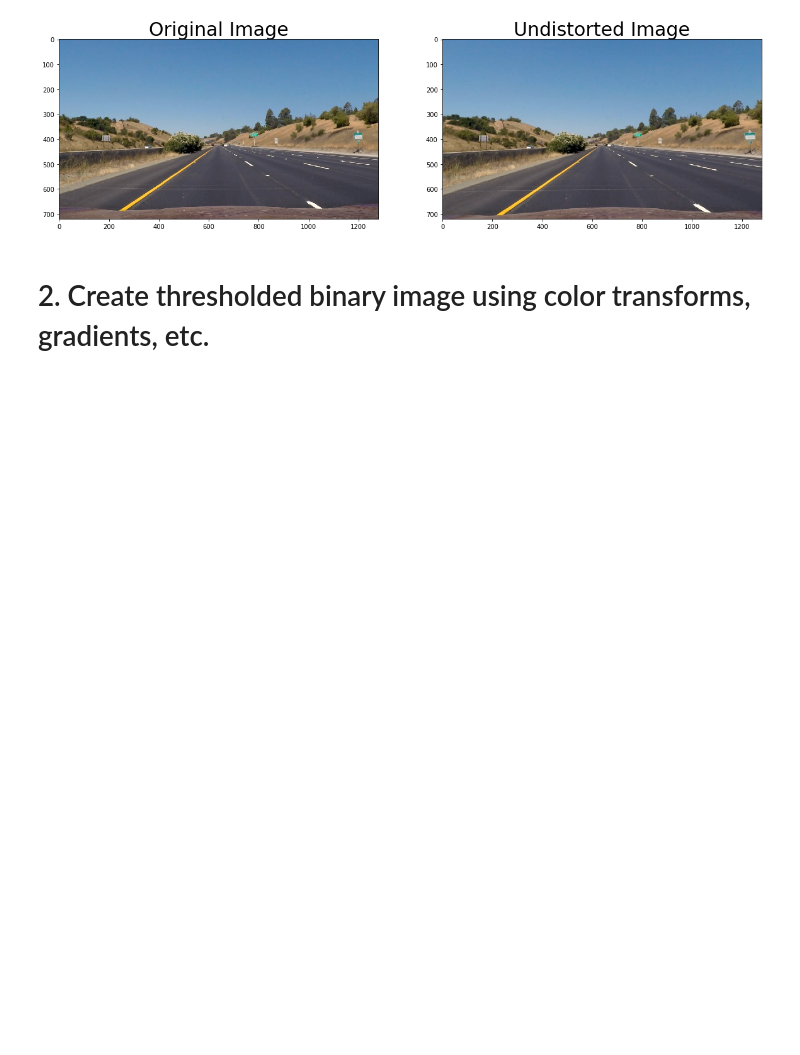
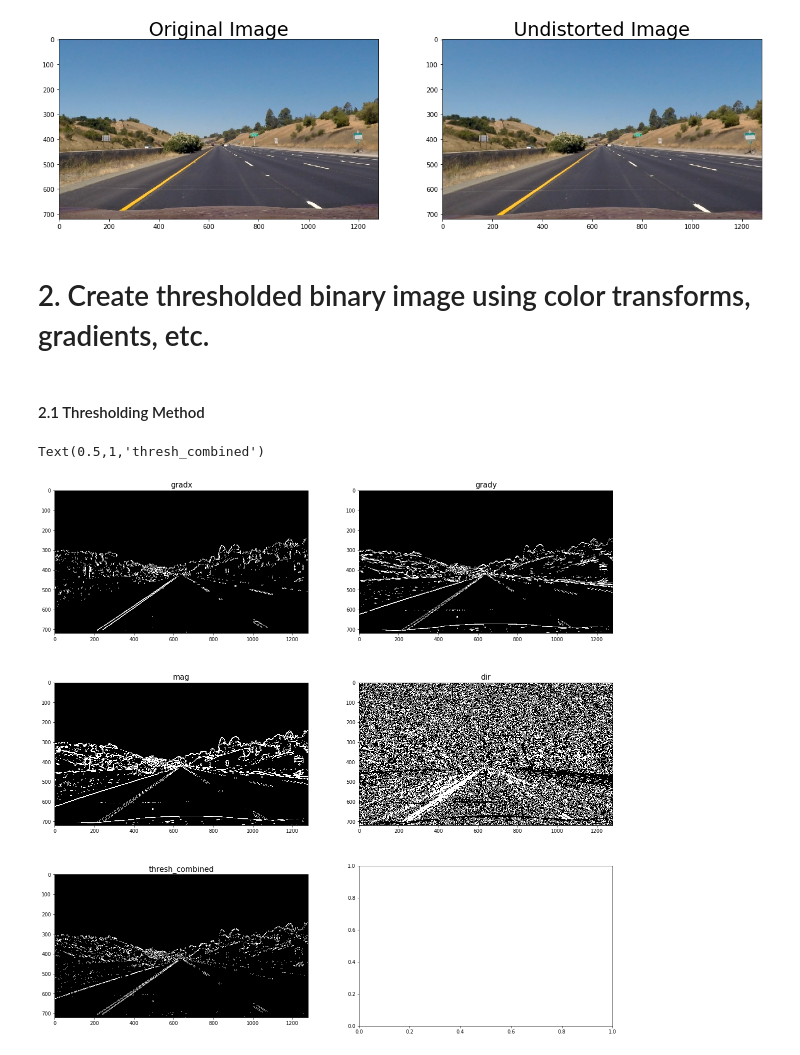
Before and after one commit to brianlan/CarND-Advanced-Lane-Lines, a Jupyter notebook: find_lane_line_in_image.ipynb, the cells around one changed output. Drawn from its saved outputs; the diff is of its cells as text; code cells hidden in the pictures; blank space fills up the shorter version.

```diff
--- a/find_lane_line_in_image.ipynb
+++ b/find_lane_line_in_image.ipynb
@@ -42,3 +43,62 @@ Text(0.5,1,'Undistorted Image')
 [figure]
 # %% [markdown]
 # 2. Create thresholded binary image using color transforms, gradients, etc.
+# %% [markdown]
+#### 2.1 Thresholding Method
+# %%
+def abs_sobel_thresh(img, orient='x', kernel_size=3, thresh=(0, 255)):
+    direc = (1, 0) if orient == 'x' else (0, 1)
+    sobel = cv2.Sobel(img, cv2.CV_64F, *direc, ksize=kernel_size)
+    abs_img = np.abs(sobel)
+    normalized_img = np.uint8(255 * abs_img / np.max(abs_img))
+    thresholded_img = np.zeros_like(normalized_img)
+    thresholded_img[(normalized_img >= thresh[0]) & (normalized_img <= thresh[1])] = 1
+    return thresholded_img
+
+def mag_thresh(img, kernel_size=3, thresh=(30, 100)):
+    sobelx = cv2.Sobel(img, cv2.CV_64F, 1, 0, ksize=kernel_size)
+    sobely = cv2.Sobel(img, cv2.CV_64F, 0, 1, ksize=kernel_size)
+    magnitude = np.sqrt(sobelx ** 2 + sobely ** 2)
+    normalized_img = np.uint8(255 * magnitude / np.max(magnitude))
+    thresholded_img = np.zeros_like(normalized_img)
+    thresholded_img[(normalized_img >= thresh[0]) & (normalized_img <= thresh[1])] = 1
+    return thresholded_img
+
+def dir_threshold(img, kernel_size=3, thresh=(0, np.pi/2)):
+    abs_sobelx = np.abs(cv2.Sobel(img, cv2.CV_64F, 1, 0, ksize=kernel_size))
+    abs_sobely = np.abs(cv2.Sobel(img, cv2.CV_64F, 0, 1, ksize=kernel_size))
+    grad_img = np.arctan2(abs_sobely, abs_sobelx)
+    thresholded_img = np.zeros_like(grad_img)
+    thresholded_img[(grad_img >= thresh[0]) & (grad_img <= thresh[1])] = 1
+    return thresholded_img
+
+# undistort and gray image
+undistorted_gray_img = cv2.cvtColor(undistorted_image, cv2.COLOR_BGR2GRAY)
+
+# Choose a Sobel kernel size
+ksize = 7 # Choose a larger odd number to smooth gradient measurements
+
+# Apply each of the thresholding functions
+gradx = abs_sobel_thresh(undistorted_gray_img, orient='x', kernel_size=ksize, thresh=(30, 100))
+grady = abs_sobel_thresh(undistorted_gray_img, orient='y', kernel_size=ksize, thresh=(30, 100))
+mag_binary = mag_thresh(undistorted_gray_img, kernel_size=ksize, thresh=(30, 100))
+dir_binary = dir_threshold(undistorted_gray_img, kernel_size=15, thresh=(0.7, 1.3))
+
+thresh_combined = np.zeros_like(dir_binary)
+thresh_combined[((gradx == 1) & (grady == 1)) | ((mag_binary == 1) & (dir_binary == 1))] = 1
+
+f, ((ax1, ax2), (ax3, ax4), (ax5, _)) = plt.subplots(3, 2, figsize=(20, 20))
+ax1.imshow(gradx, cmap='gray')
+ax1.set_title('gradx', fontsize=15)
+ax2.imshow(grady, cmap='gray')
+ax2.set_title('grady', fontsize=15)
+ax3.imshow(mag_binary, cmap='gray')
+ax3.set_title('mag', fontsize=15)
+ax4.imshow(dir_binary, cmap='gray')
+ax4.set_title('dir', fontsize=15)
+ax5.imshow(thresh_combined, cmap='gray')
+ax5.set_title('thresh_combined', fontsize=15)
+# plt.imshow(combined)
+# %% [output]
+Text(0.5,1,'thresh_combined')
+[figure, added]
```
Also changed, not shown: parts of 5 cells of this notebook.
